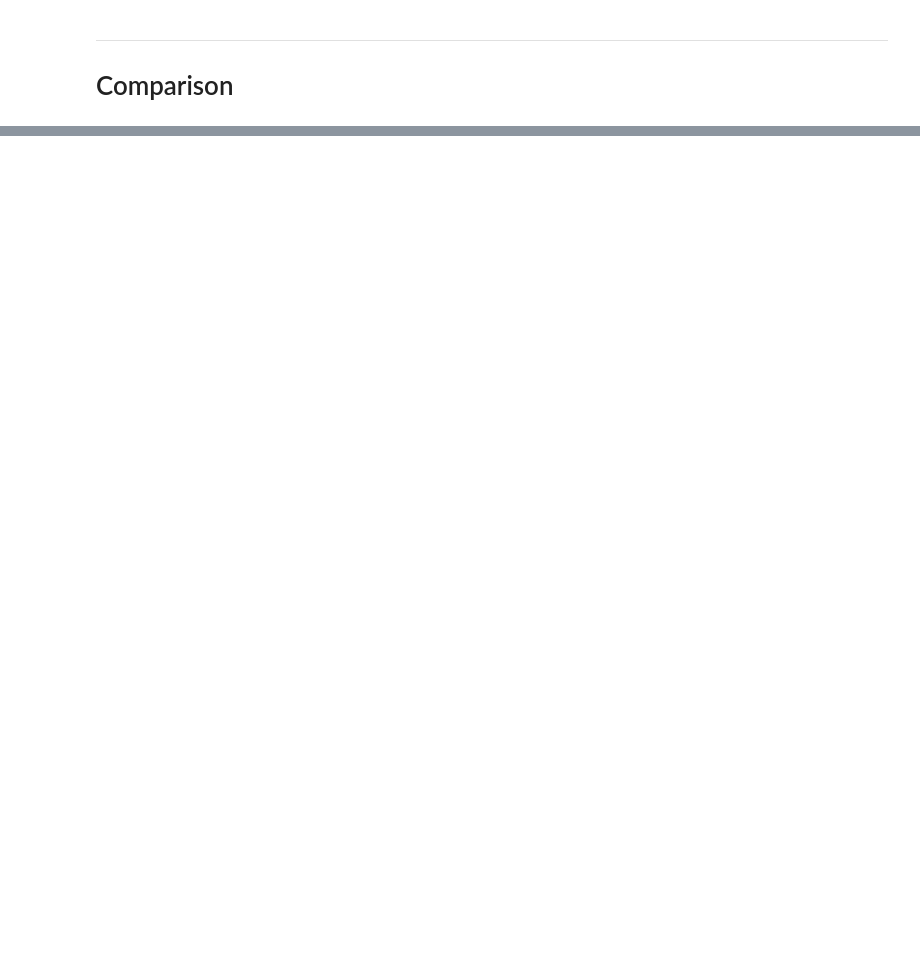
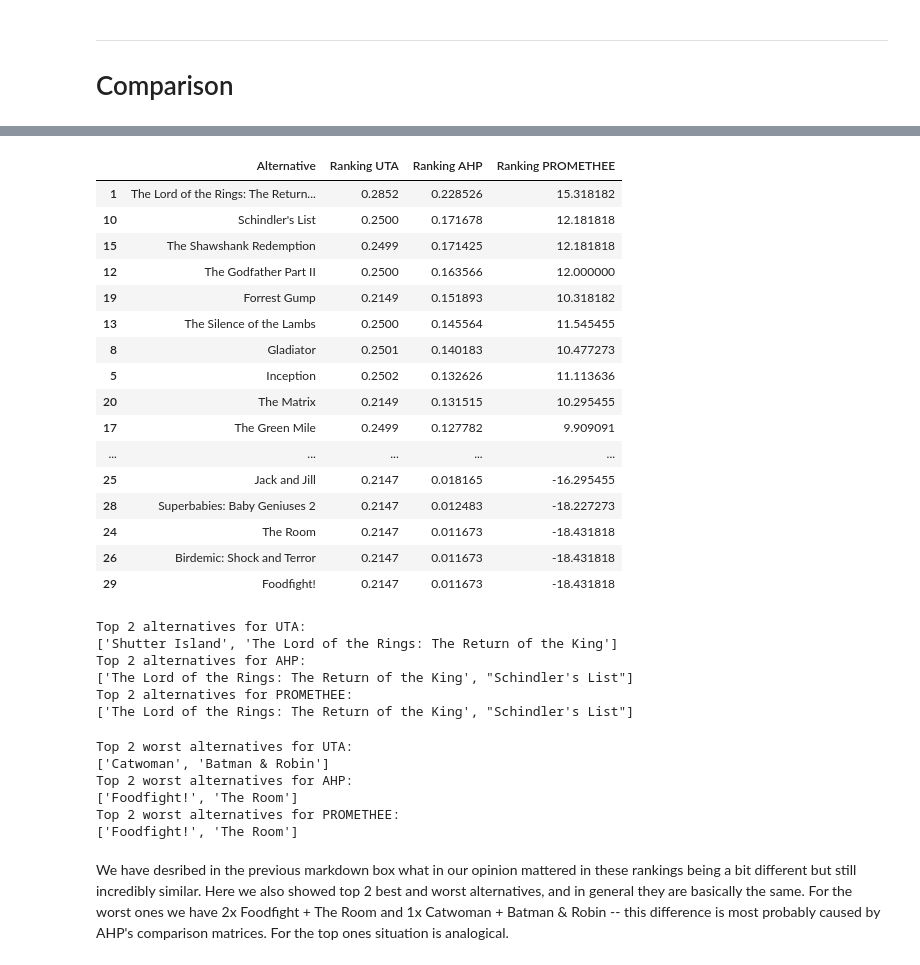
Before and after one commit to istepka/decision-analysis, a Jupyter notebook: project2/report.ipynb, the cells around one changed output, grey strips where cells are left out. Cells and saved outputs as stored; diff of their text form; code cells hidden in the pictures; blank space fills up the shorter version.

```diff
--- a/project2/report.ipynb
+++ b/project2/report.ipynb
@@ -297,4 +322,4 @@ We can see that the largest difference between the matrices is between how much
 
 ## Final ranking obtained from AHP
 # %%
-perform_ahp(data_df, loaded_matrices, tree_df)
+ahp_ranking = perform_ahp(data_df, loaded_matrices, tree_df)
@@ -318,0 +328,3 @@ perform_ahp(data_df, loaded_matrices, tree_df)
+# %%
+ahp_ranking = sorted(ahp_ranking, key=lambda x: x[1], reverse=True)
+ahp_ranking
@@ -346,0 +397,58 @@ compute_kendalls_tau(uta_ranking, promethee_ranking)
+# %%
+# Create pandas with rankings
+df_uta = pd.DataFrame(uta_ranking, columns=['Alternative', 'Ranking UTA'])
+df_uta['Alternative'] = df_uta['Alternative'].apply(lambda x: x.replace('_', ' ')) # Remove underscores added by UTA
+df_ahp = pd.DataFrame(ahp_ranking, columns=['Alternative', 'Ranking AHP'])
+df_promethee = pd.DataFrame(promethee_ranking, columns=['Alternative', 'Ranking PROMETHEE'])
+
+# Merge rankings
+df = df_uta.merge(df_ahp, on='Alternative').merge(df_promethee, on='Alternative')
+
+# Sort by UTA ranking
+df = df.sort_values('Ranking AHP', ascending=False)
+
+df
+# %% [output]
+|  | Alternative | Ranking UTA | Ranking AHP | Ranking PROMETHEE |
+| 1 | The Lord of the Rings: The Return... | 0.2852 | 0.228526 | 15.318182 |
+| 10 | Schindler's List | 0.2500 | 0.171678 | 12.181818 |
+| 15 | The Shawshank Redemption | 0.2499 | 0.171425 | 12.181818 |
+| 12 | The Godfather Part II | 0.2500 | 0.163566 | 12.000000 |
+| 19 | Forrest Gump | 0.2149 | 0.151893 | 10.318182 |
+| 13 | The Silence of the Lambs | 0.2500 | 0.145564 | 11.545455 |
+| 8 | Gladiator | 0.2501 | 0.140183 | 10.477273 |
+| 5 | Inception | 0.2502 | 0.132626 | 11.113636 |
+| 20 | The Matrix | 0.2149 | 0.131515 | 10.295455 |
+| 17 | The Green Mile | 0.2499 | 0.127782 | 9.909091 |
+| ... | ... | ... | ... | ... |
+| 25 | Jack and Jill | 0.2147 | 0.018165 | -16.295455 |
+| 28 | Superbabies: Baby Geniuses 2 | 0.2147 | 0.012483 | -18.227273 |
+| 24 | The Room | 0.2147 | 0.011673 | -18.431818 |
+| 26 | Birdemic: Shock and Terror | 0.2147 | 0.011673 | -18.431818 |
+| 29 | Foodfight! | 0.2147 | 0.011673 | -18.431818 |
+# %%
+# Get top 2 best  alternatives for each method
+
+for method in ['UTA', 'AHP', 'PROMETHEE']:
+    print(f'Top 2 alternatives for {method}:')
+    print(df.sort_values(f'Ranking {method}', ascending=False).head(2)['Alternative'].to_list())
+# %% [output]
+Top 2 alternatives for UTA:
+['Shutter Island', 'The Lord of the Rings: The Return of the King']
+Top 2 alternatives for AHP:
+['The Lord of the Rings: The Return of the King', "Schindler's List"]
+Top 2 alternatives for PROMETHEE:
+['The Lord of the Rings: The Return of the King', "Schindler's List"]
+# %%
+for method in ['UTA', 'AHP', 'PROMETHEE']:
+    print(f'Top 2 worst alternatives for {method}:')
+    print(df.sort_values(f'Ranking {method}').head(2)['Alternative'].to_list())
+# %% [output]
+Top 2 worst alternatives for UTA:
+['Catwoman', 'Batman & Robin']
+Top 2 worst alternatives for AHP:
+['Foodfight!', 'The Room']
+Top 2 worst alternatives for PROMETHEE:
+['Foodfight!', 'The Room']
+# %% [markdown]
+We have desribed in the previous markdown box what in our opinion mattered in these rankings being a bit different but still incredibly similar. Here we also showed top 2 best and worst alternatives, and in general they are basically the same. For the worst ones we have 2x Foodfight + The Room and 1x Catwoman + Batman & Robin -- this difference is most probably caused by AHP's comparison matrices. For the top ones situation is analogical.
```
Also changed, not shown: parts of 28 cells of this notebook, 11 other files.
